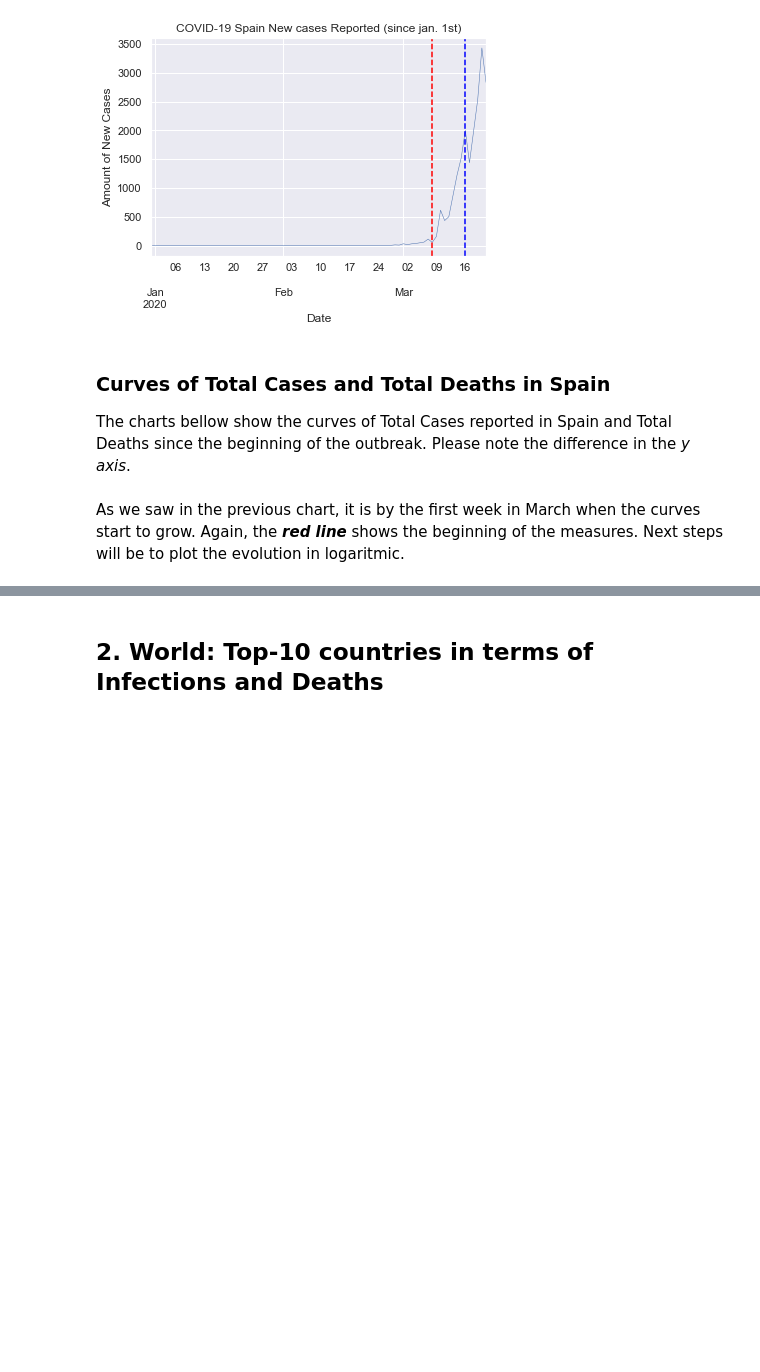
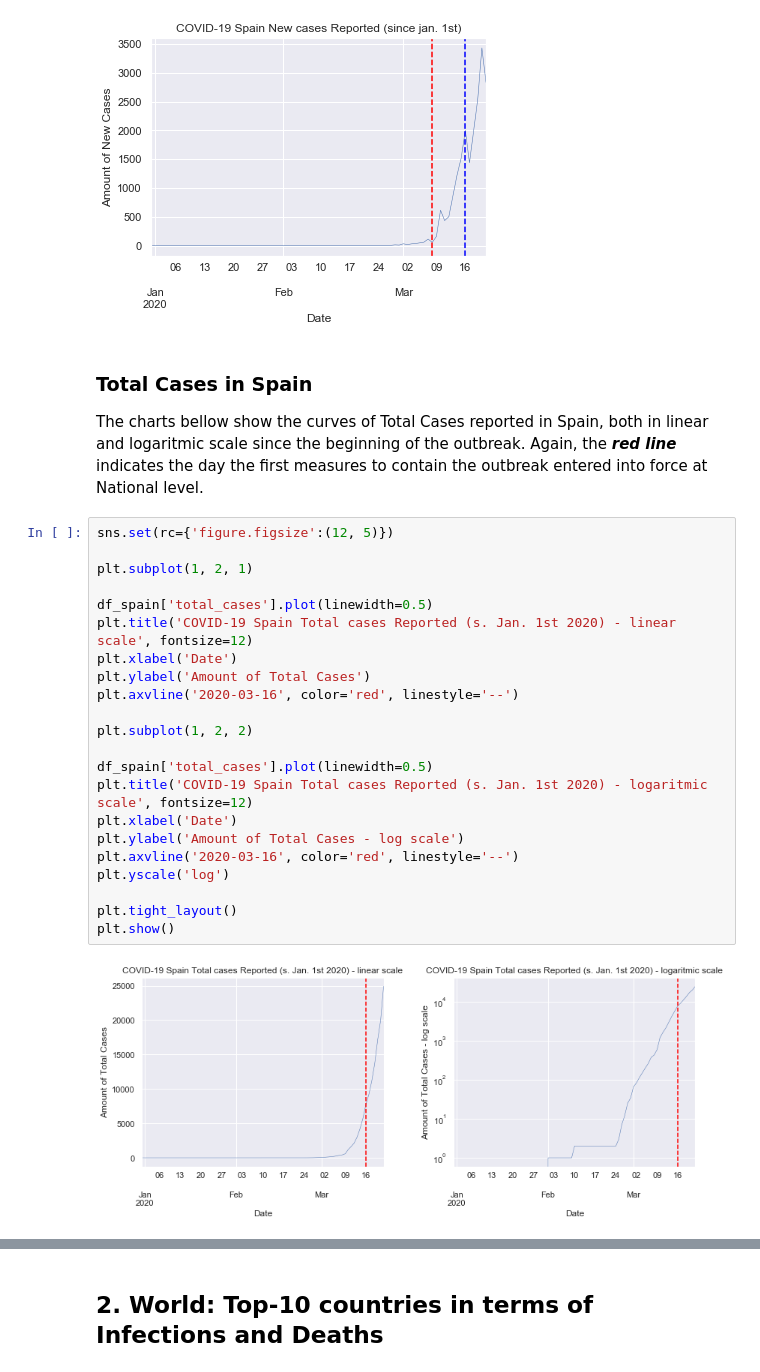
Before and after one commit to mrentem/The_Bridge_DS_projects_Python, a Jupyter notebook: Temary/Proyectos_y_Ejercicios/Coronavirus/Coronavirus mrentem.ipynb, the cells around one changed output, grey strips where cells are left out. Cells and saved outputs as stored; diff of their text form; blank space fills up the shorter version.

```diff
--- a/Temary/Proyectos_y_Ejercicios/Coronavirus/Coronavirus mrentem.ipynb
+++ b/Temary/Proyectos_y_Ejercicios/Coronavirus/Coronavirus mrentem.ipynb
@@ -165,9 +139,30 @@ plt.show()
 # %% [output]
 [figure]
 # %% [markdown]
-### Curves of Total Cases and Total Deaths in Spain
+### Total Cases in Spain
 
-The charts bellow show the curves of Total Cases reported in Spain and Total Deaths since the beginning of the outbreak. Please note the difference in the _y axis_.
-<br>
-<br>
-As we saw in the previous chart, it is by the first week in March when the curves start to grow. Again, the _**red line**_ shows the beginning of the measures. Next steps will be to plot the evolution in logaritmic.
+The charts bellow show the curves of Total Cases reported in Spain, both in linear and logaritmic scale since the beginning of the outbreak. Again, the _**red line**_ indicates the day the first measures to contain the outbreak entered into force at National level.
+# %%
+sns.set(rc={'figure.figsize':(12, 5)})
+
+plt.subplot(1, 2, 1)
+
+df_spain['total_cases'].plot(linewidth=0.5)
+plt.title('COVID-19 Spain Total cases Reported (s. Jan. 1st 2020) - linear scale', fontsize=12)
+plt.xlabel('Date')
+plt.ylabel('Amount of Total Cases')
+plt.axvline('2020-03-16', color='red', linestyle='--')
+
+plt.subplot(1, 2, 2)
+
+df_spain['total_cases'].plot(linewidth=0.5)
+plt.title('COVID-19 Spain Total cases Reported (s. Jan. 1st 2020) - logaritmic scale', fontsize=12)
+plt.xlabel('Date')
+plt.ylabel('Amount of Total Cases - log scale')
+plt.axvline('2020-03-16', color='red', linestyle='--')
+plt.yscale('log')
+
+plt.tight_layout()
+plt.show()
+# %% [output]
+[figure, added]
```
Also changed, not shown: parts of 13 cells of this notebook, 2 other files.
